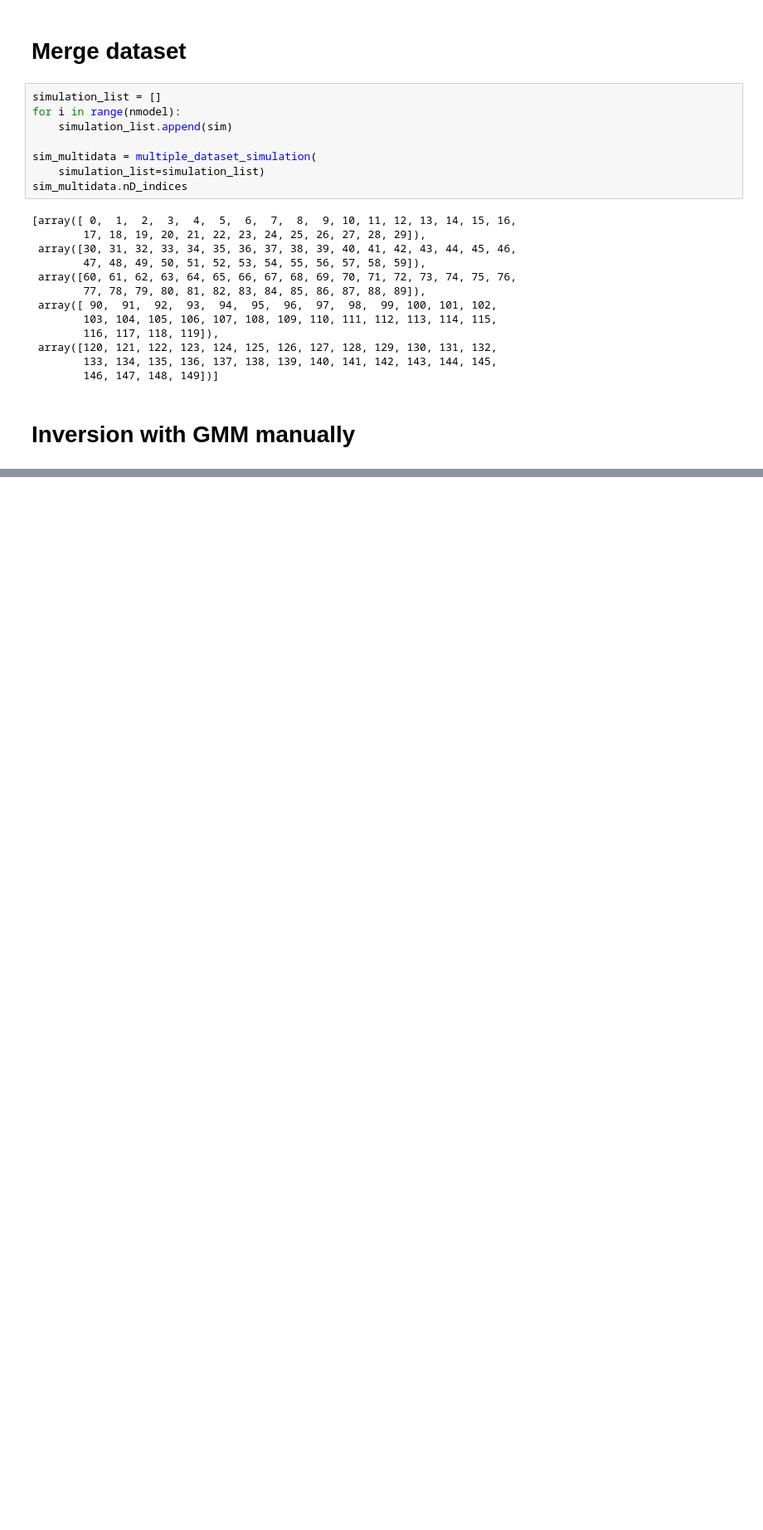
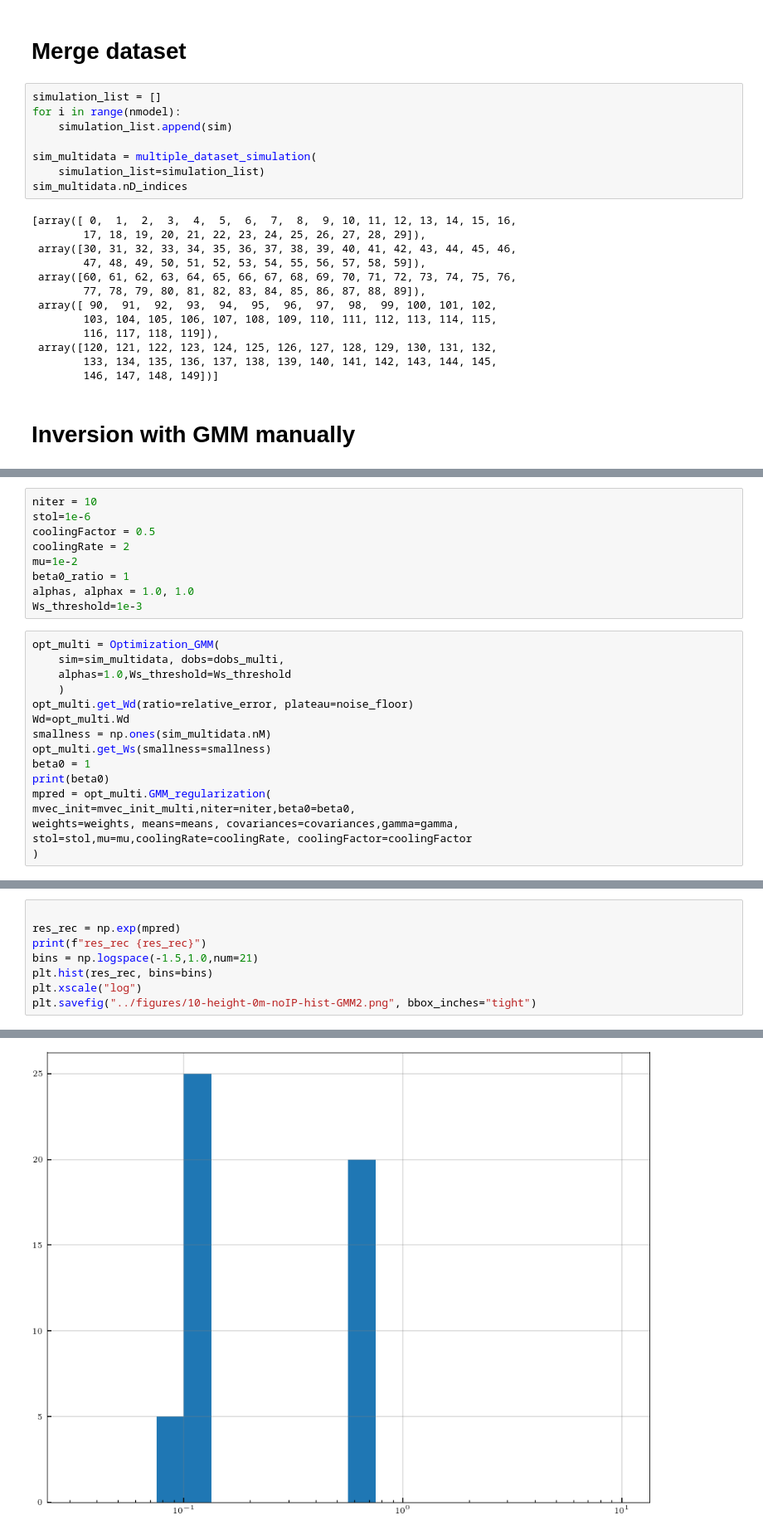
Before and after one commit to MasayukiMotoori/Scope-of-Research-PhD, a Jupyter notebook: 10-height-0m-noIP.ipynb, the cells around one changed output, grey strips where cells are left out. Shown at 83% size. Drawn from its saved outputs; the diff is of its cells as text; blank space fills up the shorter version.

```diff
--- a/10-height-0m-noIP.ipynb
+++ b/10-height-0m-noIP.ipynb
@@ -933,0 +1034,25 @@ ValueError: solve1: Input operand 1 has a mismatch in its core dimension 0, with
+# %%
+niter = 10
+stol=1e-6
+coolingFactor = 0.5
+coolingRate = 2
+mu=1e-2
+beta0_ratio = 1
+alphas, alphax = 1.0, 1.0
+Ws_threshold=1e-3
+# %%
+opt_multi = Optimization_GMM(
+    sim=sim_multidata, dobs=dobs_multi,
+    alphas=1.0,Ws_threshold=Ws_threshold
+    )
+opt_multi.get_Wd(ratio=relative_error, plateau=noise_floor)
+Wd=opt_multi.Wd
+smallness = np.ones(sim_multidata.nM)
+opt_multi.get_Ws(smallness=smallness)
+beta0 = 1
+print(beta0)
+mpred = opt_multi.GMM_regularization(
+mvec_init=mvec_init_multi,niter=niter,beta0=beta0,
+weights=weights, means=means, covariances=covariances,gamma=gamma,
+stol=stol,mu=mu,coolingRate=coolingRate, coolingFactor=coolingFactor
+)
@@ -933,0 +1071,9 @@ ValueError: solve1: Input operand 1 has a mismatch in its core dimension 0, with
+# %%
+
+res_rec = np.exp(mpred)
+print(f"res_rec {res_rec}")
+bins = np.logspace(-1.5,1.0,num=21)
+plt.hist(res_rec, bins=bins)
+plt.xscale("log")
+plt.savefig("../figures/10-height-0m-noIP-hist-GMM2.png", bbox_inches="tight")
+# %% [output]
@@ -933,0 +1089 @@ ValueError: solve1: Input operand 1 has a mismatch in its core dimension 0, with
+[figure, added]
```
Also changed, not shown: parts of 33 cells of this notebook.
